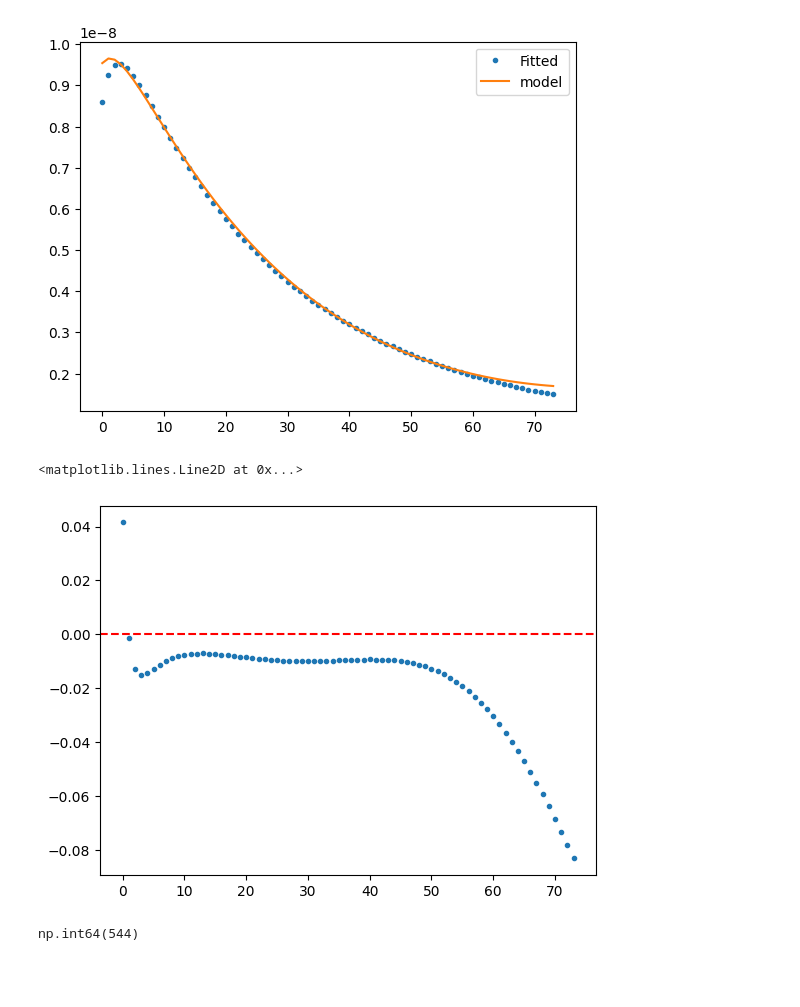
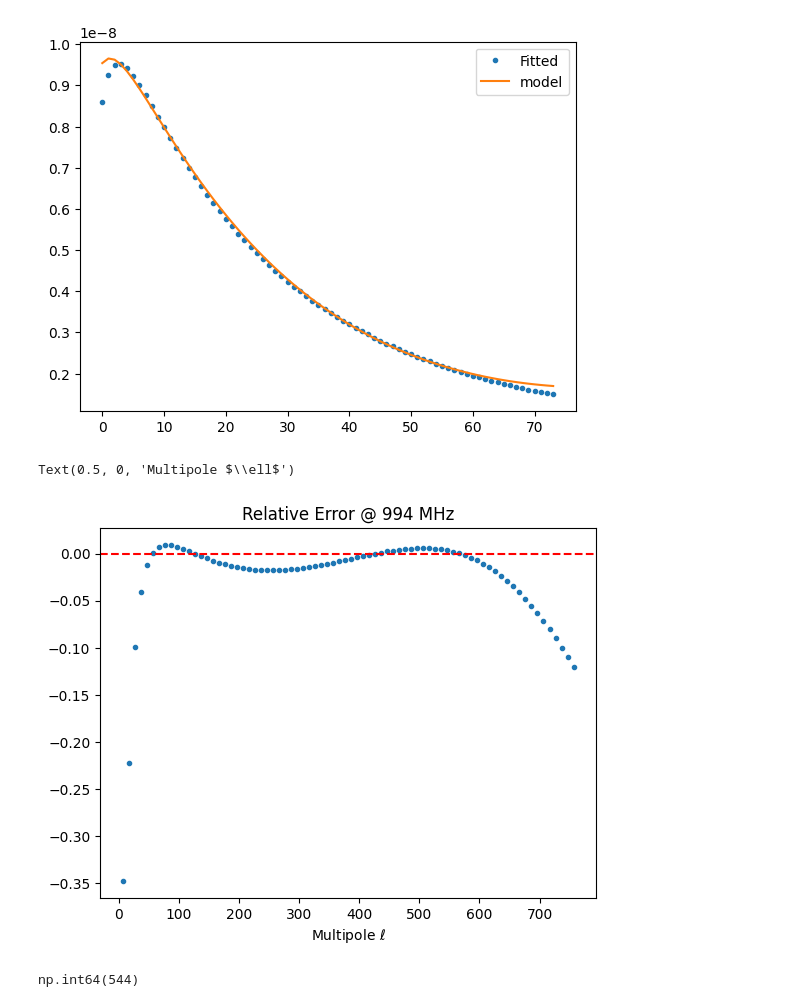
Before and after one commit to urwa99/MASS_Thesis, a Jupyter notebook: HI/SMICA_HI5.ipynb, the cells around one changed output. Drawn from its saved outputs; the diff is of its cells as text; code cells hidden in the pictures; blank space fills up the shorter version.

```diff
--- a/HI/SMICA_HI5.ipynb
+++ b/HI/SMICA_HI5.ipynb
@@ -593,11 +593,13 @@ plt.legend()
 <matplotlib.legend.Legend at 0x...>
 [figure]
 # %%
-plt.plot((C_smica[2:,f,f]-C_fit_binned[2:,f,f])/C_fit_binned[2:,f,f], '.',label='Error')
+plt.plot(leff,(C_smica[:,f,f]-C_fit_binned[:,f,f])/C_fit_binned[:,f,f], '.',label='Error')
 plt.axhline(0, color='r', linestyle='--')
+plt.title(f'Relative Error @ {freqs[f]} MHz')
+plt.xlabel(r'Multipole $\ell$')
 # %% [output]
-<matplotlib.lines.Line2D at 0x...>
+Text(0.5, 0, 'Multipole $\\ell$')
-[figure, old version]
+[figure, new version]
 # %%
 freqs[0]
 # %% [output]
```
Also changed, not shown: parts of 8 cells of this notebook.
